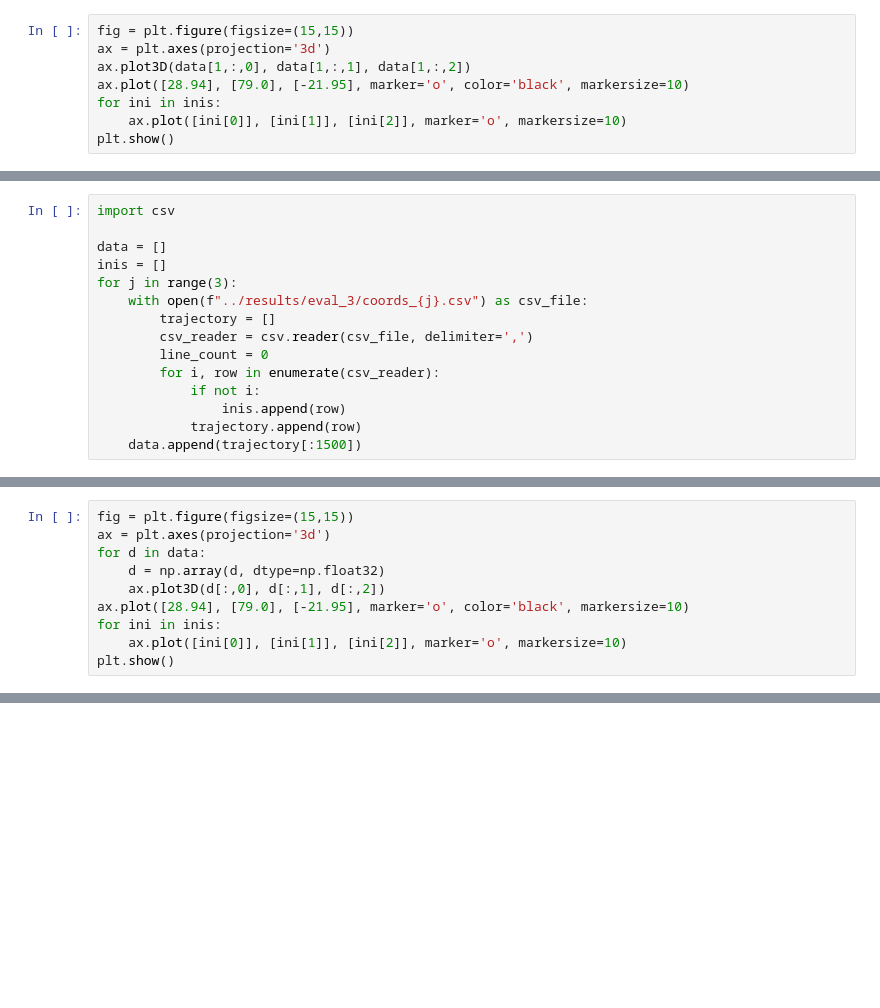
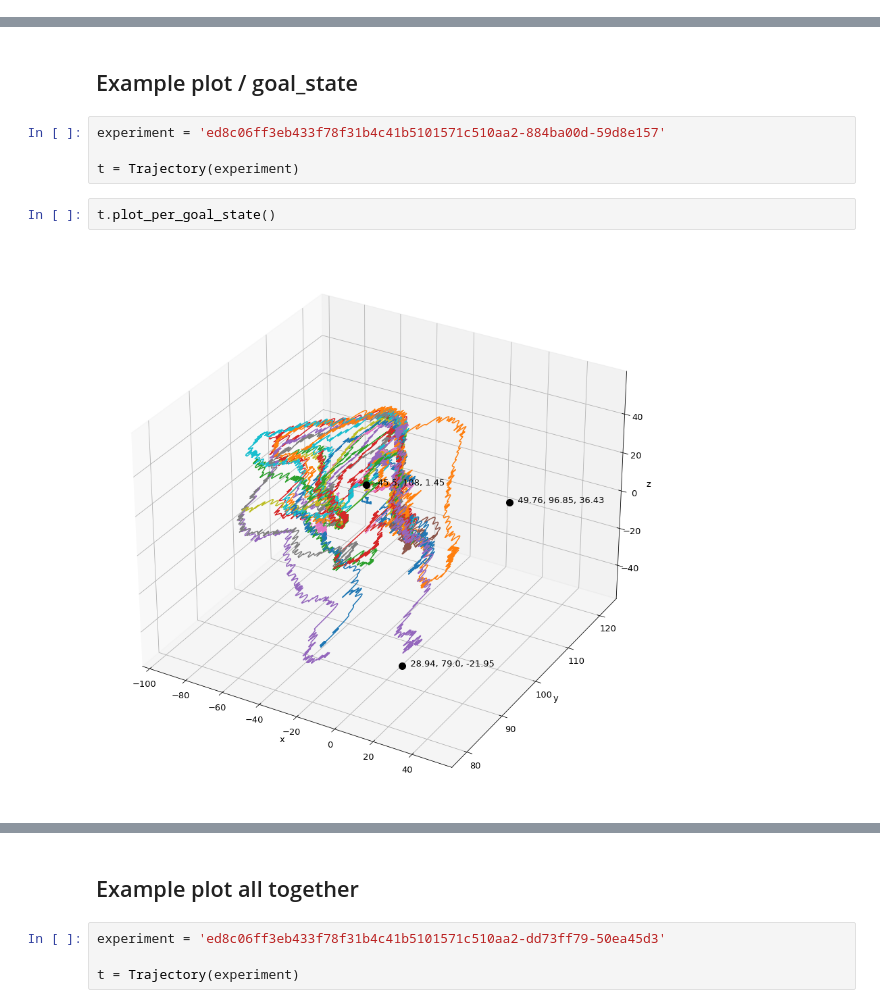
Before and after one commit to juanjo3ns/mineRL, a Jupyter notebook: src/jupyter/3d_trajectories.ipynb, the cells around one changed output, grey strips where cells are left out. Saved outputs shown, nothing was run; the diff lists cells and outputs as text; blank space fills up the shorter version.

Commit message:
Super jupyter for plotting trajectories. Reset wrapper for test ready

```diff
--- a/src/jupyter/3d_trajectories.ipynb
+++ b/src/jupyter/3d_trajectories.ipynb
@@ -79,8 +11,0 @@ plt.show()
-# %%
-fig = plt.figure(figsize=(15,15))
-ax = plt.axes(projection='3d')
-ax.plot3D(data[1,:,0], data[1,:,1], data[1,:,2])
-ax.plot([28.94], [79.0], [-21.95], marker='o', color='black', markersize=10)
-for ini in inis:
-    ax.plot([ini[0]], [ini[1]], [ini[2]], marker='o', markersize=10)
-plt.show()
@@ -89,15 +11,0 @@ plt.show()
-# %%
-import csv
-
-data = []
-inis = []
-for j in range(3):
-    with open(f"../results/eval_3/coords_{j}.csv") as csv_file:
-        trajectory = []
-        csv_reader = csv.reader(csv_file, delimiter=',')
-        line_count = 0
-        for i, row in enumerate(csv_reader):
-            if not i:
-                inis.append(row)
-            trajectory.append(row)
-    data.append(trajectory[:1500])
@@ -108,10 +11,0 @@ inis = np.array(inis, dtype=np.float32)
-# %%
-fig = plt.figure(figsize=(15,15))
-ax = plt.axes(projection='3d')
-for d in data:
-    d = np.array(d, dtype=np.float32)
-    ax.plot3D(d[:,0], d[:,1], d[:,2])
-ax.plot([28.94], [79.0], [-21.95], marker='o', color='black', markersize=10)
-for ini in inis:
-    ax.plot([ini[0]], [ini[1]], [ini[2]], marker='o', markersize=10)
-plt.show()
@@ -119,0 +123,10 @@ plt.show()
+# %% [markdown]
+## Example plot / goal_state
+# %%
+experiment = 'ed8c06ff3eb433f78f31b4c41b5101571c510aa2-884ba00d-59d8e157'
+
+t = Trajectory(experiment)
+# %%
+t.plot_per_goal_state()
+# %% [output]
+[figure, added]
@@ -119,0 +135,6 @@ plt.show()
+# %% [markdown]
+## Example plot all together
+# %%
+experiment = 'ed8c06ff3eb433f78f31b4c41b5101571c510aa2-dd73ff79-50ea45d3'
+
+t = Trajectory(experiment)
```
Also changed, not shown: parts of 19 cells of this notebook, 1 other file.
